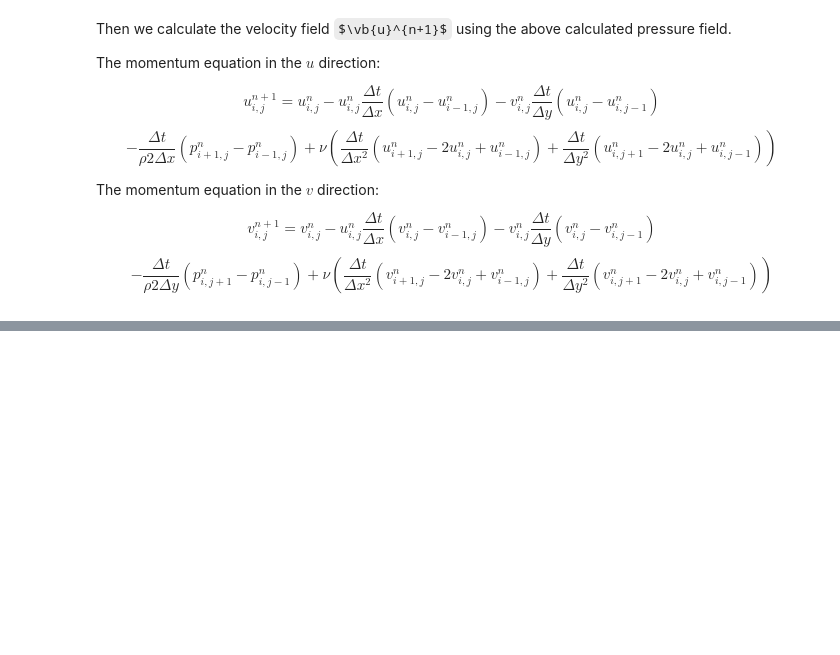
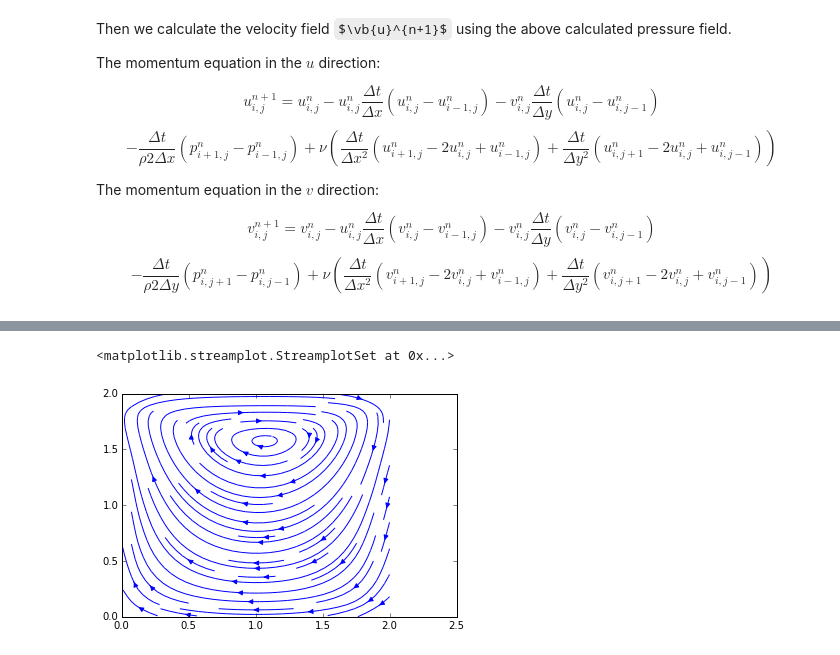
Before and after one commit to cdohl/PAP751, a Jupyter notebook: Finite Difference Techniques/06_velocity pressure formulation.ipynb, the cells around one changed output, grey strips where cells are left out. Saved outputs shown, nothing was run; the diff lists cells and outputs as text; code cells hidden in the pictures; some formulas as TeX source; blank space fills up the shorter version.

```diff
--- a/Finite Difference Techniques/06_velocity pressure formulation.ipynb
+++ b/Finite Difference Techniques/06_velocity pressure formulation.ipynb
@@ -159,0 +182,5 @@ plt.ylabel('Y');
+# %%
+plt.streamplot(x,y,u,v)
+# %% [output]
+<matplotlib.streamplot.StreamplotSet at 0x...>
+[figure, added]
```
Also changed, not shown: parts of 4 cells of this notebook, 1 other file.
